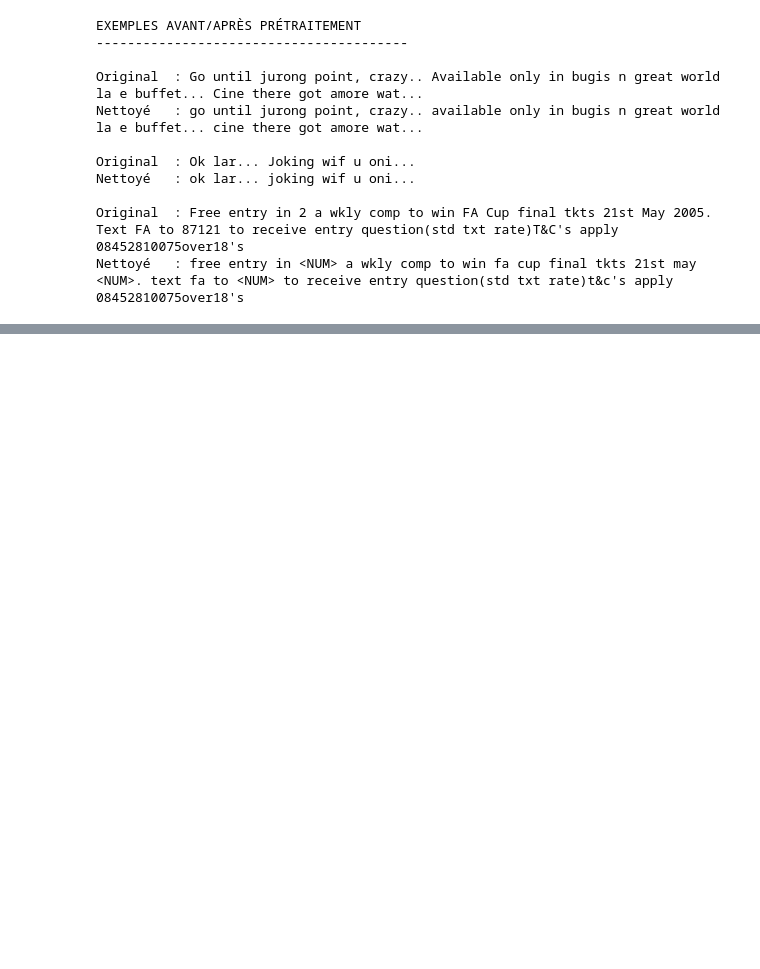
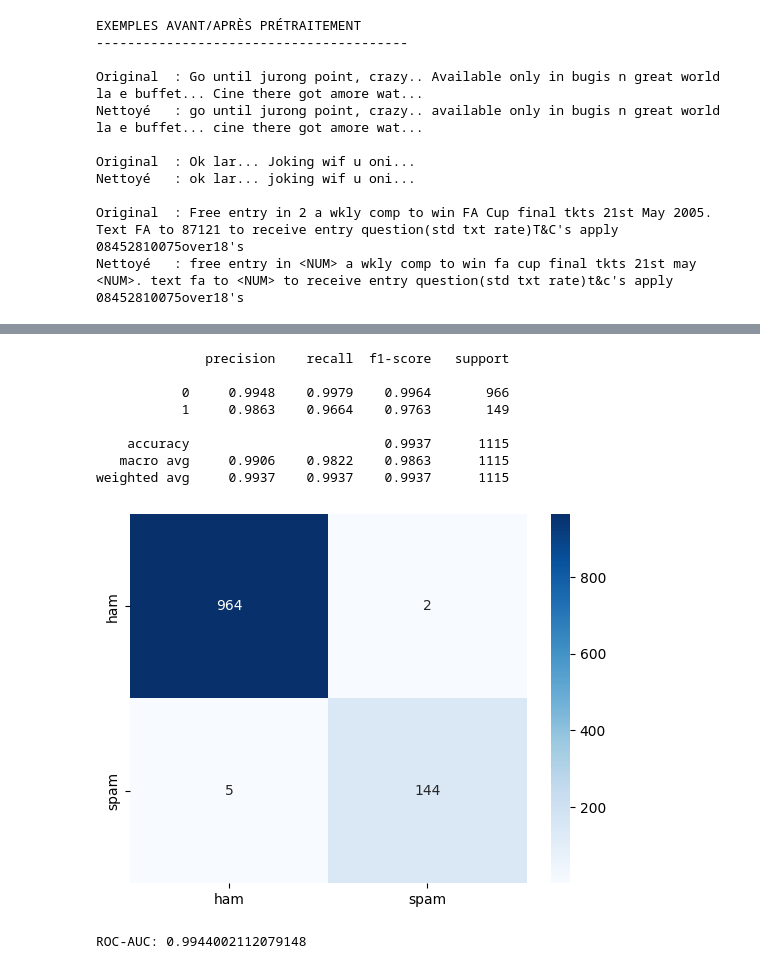
Before and after one commit to nlefort/JEDHA, a Jupyter notebook: PROJETS/07.Deep_learning/spams_detector.ipynb, the cells around one changed output, grey strips where cells are left out. Cells and saved outputs as stored; diff of their text form; code cells hidden in the pictures; blank space fills up the shorter version.

```diff
--- a/PROJETS/07.Deep_learning/spams_detector.ipynb
+++ b/PROJETS/07.Deep_learning/spams_detector.ipynb
@@ -360,3 +911,56 @@ dataset.head()
+# %%
+from torch.utils.data import DataLoader
+
+# DataLoader pour test
+test_loader = DataLoader(test_dataset, batch_size=32)
+
+all_logits = []
+all_labels = []
+
+model.eval()
+with torch.no_grad():
+    for batch in test_loader:
+        # Déplacer les tenseurs sur le device du modèle
+        input_ids = batch['input_ids'].to(model.device)
+        attention_mask = batch['attention_mask'].to(model.device)
+        labels = batch['label'].to(model.device)
+
+        outputs = model(input_ids=input_ids, attention_mask=attention_mask)
+        logits = outputs.logits
+
+        all_logits.append(logits.cpu())
+        all_labels.append(labels.cpu())
+
+# Concaténer tous les batches
+all_logits = torch.cat(all_logits, dim=0).numpy()
+all_labels = torch.cat(all_labels, dim=0).numpy()
+
+# Prédictions finales
+preds = np.argmax(all_logits, axis=1)
+# %%
+# -----------------------------
+# Confusion Matrix + Classification Report
+# -----------------------------
+
+print(classification_report(all_labels, preds, digits=4))
+
+cm = confusion_matrix(all_labels, preds)
+sns.heatmap(cm, annot=True, fmt='d', cmap='Blues', xticklabels=['ham','spam'], yticklabels=['ham','spam'])
+plt.show()
+
+roc_auc = roc_auc_score(all_labels, all_logits[:,1])
+print("ROC-AUC:", roc_auc)
+# %% [output]
+              precision    recall  f1-score   support
+
+           0     0.9948    0.9979    0.9964       966
+           1     0.9863    0.9664    0.9763       149
+
+    accuracy                         0.9937      1115
+   macro avg     0.9906    0.9822    0.9863      1115
+weighted avg     0.9937    0.9937    0.9937      1115
+[figure, added]
+ROC-AUC: 0.9944002112079148
 # %% [markdown]
 ## Evaluation finale
 
```
Also changed, not shown: parts of 23 cells of this notebook, 4 other files.
